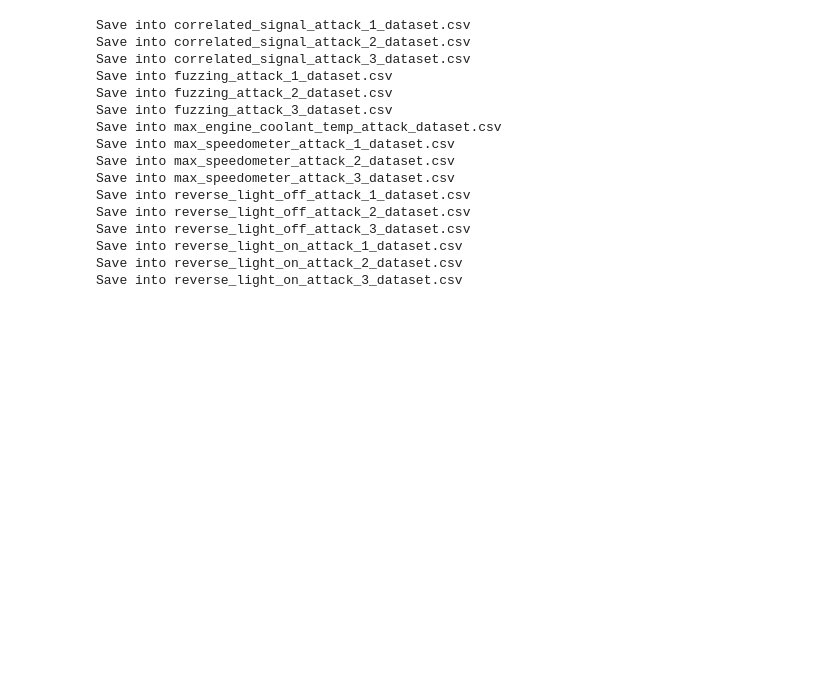
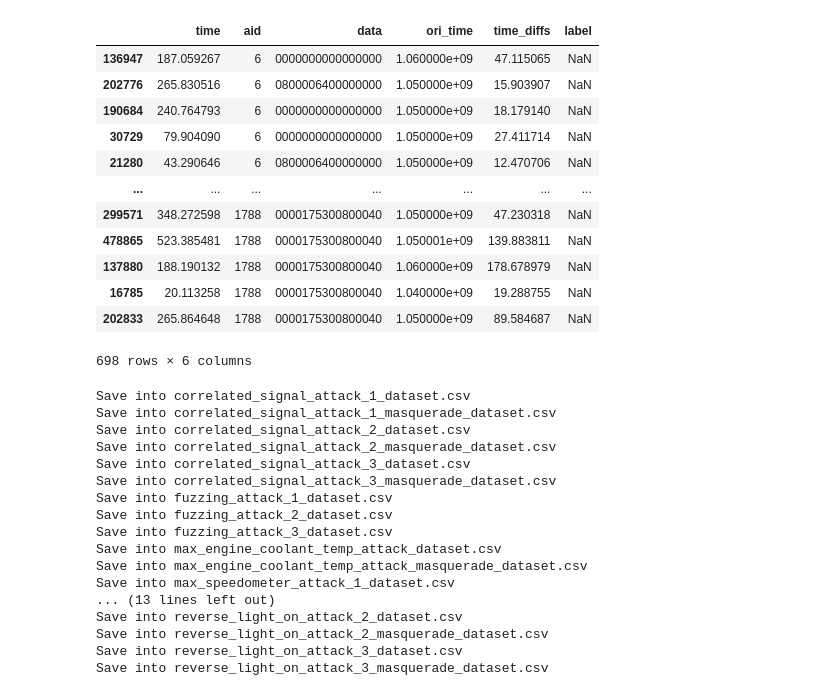
Before and after one commit to d41sys/CAN-AE-Transformer-IDS, a Jupyter notebook: notebooks/road_process.ipynb, the cells around one changed output. Cells and saved outputs as stored; diff of their text form; code cells hidden in the pictures; blank space fills up the shorter version.

```diff
--- a/notebooks/road_process.ipynb
+++ b/notebooks/road_process.ipynb
@@ -83,8 +259,9 @@ def get_all_data(attack_dict):
     df_aggregation = []
 
     for attack_name, metadata in attack_dict.items():
-        if "masquerade" not in attack_name and "accelerator" not in attack_name and "metadata" not in attack_name:
-            file_name = '{}.log'.format(attack_name)
+        if "accelerator" not in attack_name and "metadata" not in attack_name:
+            print(f"{attack_name}")
+            file_name = '/home/tiendat/transformer-entropy-ids/road/attacks/{}.log'.format(attack_name)
             df_attack = helper_functions.make_can_df(file_name)
             df_attack = helper_functions.add_time_diff_per_aid_col(df_attack)
             # print(df_attack.shape)
@@ -97,7 +274,7 @@ def get_time_interval(attack_dict):
     attack_metadata = []
 
     for attack_name, metadata in attack_dict.items():
-        if "masquerade" not in attack_name and "accelerator" not in attack_name and "metadata" not in attack_name:
+        if "accelerator" not in attack_name and "metadata" not in attack_name:
             print(f"Finish get time interval of {attack_name}")
             # print(count, file_name)
 
@@ -118,7 +295,7 @@ def get_time_interval(attack_dict):
 def mark_label(df_aggregation, attack_metadata, attack_dict):
     count = 0
     for attack_name, metadata in attack_dict.items():
-        if "masquerade" not in attack_name and "accelerator" not in attack_name and "metadata" not in attack_name:
+        if "accelerator" not in attack_name and "metadata" not in attack_name:
             print(f"Index {count}: {attack_name} --- {attack_dict[attack_name]['injection_id']}")
 
             # print(attack_dict[file_name[:-4]]["injection_id"]) #, int(attack_dict[file_name[:-4]]["injection_id"], 16))#, attack_dict[file_name[:-4]]["injection_data_str"])
@@ -126,9 +303,13 @@ def mark_label(df_aggregation, attack_metadata, attack_dict):
             # Add column to each attack dataframe to indicate attack (True) or non-attack (False) for each signal
 
             if attack_dict[attack_name]["injection_id"] != "XXX":
-                df_aggregation[count] = helper_functions.add_actual_attack_col(df_aggregation[count], attack_metadata[count], int(attack_dict[attack_name]["injection_id"], 16), attack_dict[attack_name]["injection_data_str"])
+                df_aggregation[count] = helper_functions.add_actual_attack_col(df_aggregation[count], attack_metadata[count], int(attack_dict[attack_name]["injection_id"], 16), attack_dict[attack_name]["injection_data_str"], attack_name)
+                print(len(df_aggregation[count][df_aggregation[count]['label'] == True]['label']))
+                print(len(df_aggregation[count][df_aggregation[count]['label'] == False]['label']))
             else:
-                df_aggregation[count] = helper_functions.add_actual_attack_col(df_aggregation[count], attack_metadata[count], "XXX", attack_dict[attack_name]["injection_data_str"])
+                df_aggregation[count] = helper_functions.add_actual_attack_col(df_aggregation[count], attack_metadata[count], "XXX", attack_dict[attack_name]["injection_data_str"], attack_name)
+                print(len(df_aggregation[count][df_aggregation[count]['label'] == True]['label']))
+                print(len(df_aggregation[count][df_aggregation[count]['label'] == False]['label']))
             count += 1
     return df_aggregation
 
@@ -224,0 +322,11 @@ Index 15: reverse_light_on_attack_3 --- 0xd0
+# %%
+with open("/home/tiendat/transformer-entropy-ids/road/attacks/capture_metadata.json", "r") as read_file:
+    attack_dict = json.load(read_file)
+
+# display(attack_dict)
+
+df_aggregation = get_all_data(attack_dict)
+attack_metadata = get_time_interval(attack_dict)
+df_aggregation = mark_label(df_aggregation, attack_metadata, attack_dict)
+
+display(df_aggregation[0])
@@ -224,0 +364,3 @@ Index 15: reverse_light_on_attack_3 --- 0xd0
+# %%
+df_allattack = pd.concat(df_aggregation)
+df_allattack = df_allattack[df_allattack['label'] == False]
@@ -224,0 +381,9 @@ Index 15: reverse_light_on_attack_3 --- 0xd0
+# %%
+# display(df_allattack)
+# display(df_training)
+df_test = []
+df_test.append(df_allattack)
+df_test.append(df_training)
+df_all = pd.concat(df_test)
+
+display(df_all)
@@ -225,26 +404,45 @@ Index 15: reverse_light_on_attack_3 --- 0xd0
+# %%
+display(df_all[df_all['time_diffs'] > 10].sort_values('aid'))
+
+dasd = df_all[df_all['time_diffs'] > 10].sort_values('aid')
+# %% [output]
+|  | time | aid | data | ori_time | time_diffs | label |
+| 136947 | 187.059267 | 6 | 0000000000000000 | 1.060000e+09 | 47.115065 | NaN |
+| 202776 | 265.830516 | 6 | 0800006400000000 | 1.050000e+09 | 15.903907 | NaN |
+| 190684 | 240.764793 | 6 | 0000000000000000 | 1.050000e+09 | 18.179140 | NaN |
+| 30729 | 79.904090 | 6 | 0000000000000000 | 1.050000e+09 | 27.411714 | NaN |
+| 21280 | 43.290646 | 6 | 0800006400000000 | 1.050000e+09 | 12.470706 | NaN |
+| ... | ... | ... | ... | ... | ... | ... |
+| 299571 | 348.272598 | 1788 | 0000175300800040 | 1.050000e+09 | 47.230318 | NaN |
+| 478865 | 523.385481 | 1788 | 0000175300800040 | 1.050001e+09 | 139.883811 | NaN |
+| 137880 | 188.190132 | 1788 | 0000175300800040 | 1.060000e+09 | 178.678979 | NaN |
+| 16785 | 20.113258 | 1788 | 0000175300800040 | 1.040000e+09 | 19.288755 | NaN |
+| 202833 | 265.864648 | 1788 | 0000175300800040 | 1.050000e+09 | 89.584687 | NaN |
+698 rows × 6 columns
 # %%
 count = 0
-outdir = '/mnt/hdd2/transformer-entropy-ids/road/processed/'
+outdir = '/home/tiendat/transformer-entropy-ids/road/masquerade_fabrication/'
 for attack_name, metadata in attack_dict.items():
-    if "masquerade" not in attack_name and "accelerator" not in attack_name and "metadata" not in attack_name:
+    if "accelerator" not in attack_name and "metadata" not in attack_name:
         print(f"Save into {attack_name}_dataset.csv")
         foutput = '{}/{}_dataset.csv'.format(outdir, attack_name)
         df_aggregation[count].to_csv(foutput, index=False)
         count += 1
 # %% [output]
 Save into correlated_signal_attack_1_dataset.csv
+Save into correlated_signal_attack_1_masquerade_dataset.csv
 Save into correlated_signal_attack_2_dataset.csv
+Save into correlated_signal_attack_2_masquerade_dataset.csv
 Save into correlated_signal_attack_3_dataset.csv
+Save into correlated_signal_attack_3_masquerade_dataset.csv
 Save into fuzzing_attack_1_dataset.csv
 Save into fuzzing_attack_2_dataset.csv
 Save into fuzzing_attack_3_dataset.csv
 Save into max_engine_coolant_temp_attack_dataset.csv
+Save into max_engine_coolant_temp_attack_masquerade_dataset.csv
 Save into max_speedometer_attack_1_dataset.csv
-Save into max_speedometer_attack_2_dataset.csv
-Save into max_speedometer_attack_3_dataset.csv
-Save into reverse_light_off_attack_1_dataset.csv
-Save into reverse_light_off_attack_2_dataset.csv
-Save into reverse_light_off_attack_3_dataset.csv
-Save into reverse_light_on_attack_1_dataset.csv
+... (13 lines left out)
 Save into reverse_light_on_attack_2_dataset.csv
+Save into reverse_light_on_attack_2_masquerade_dataset.csv
 Save into reverse_light_on_attack_3_dataset.csv
+Save into reverse_light_on_attack_3_masquerade_dataset.csv
```
Also changed, not shown: parts of 24 cells of this notebook, 24 other files.
